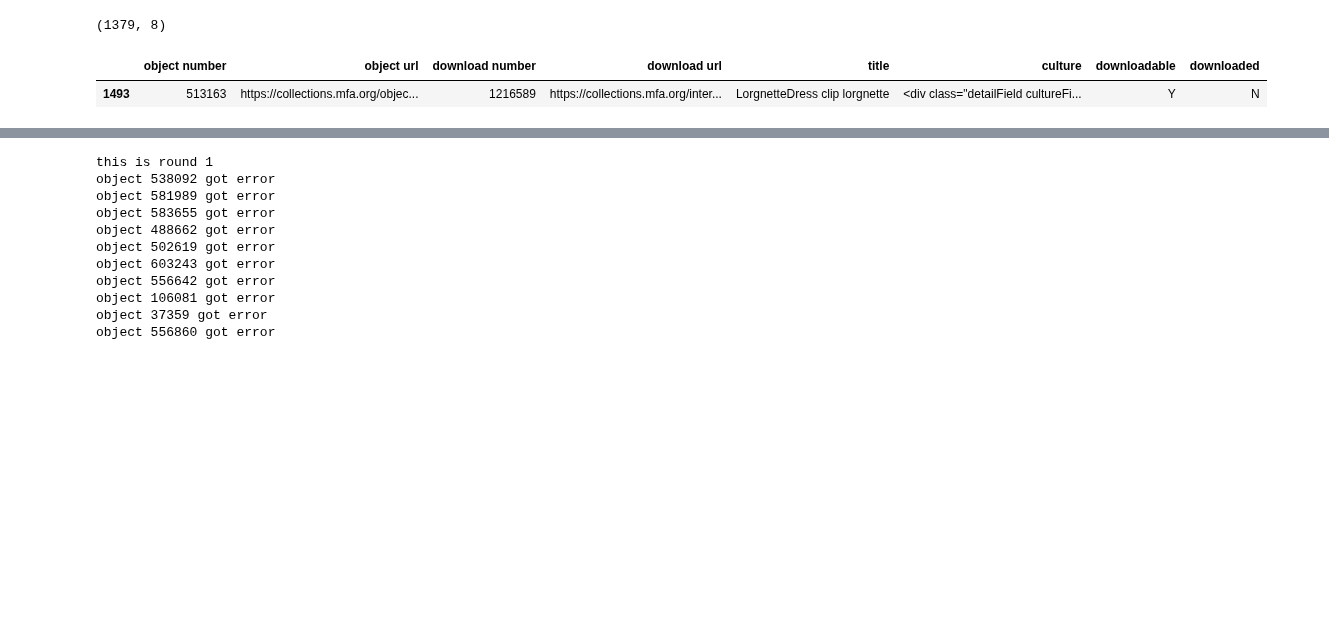
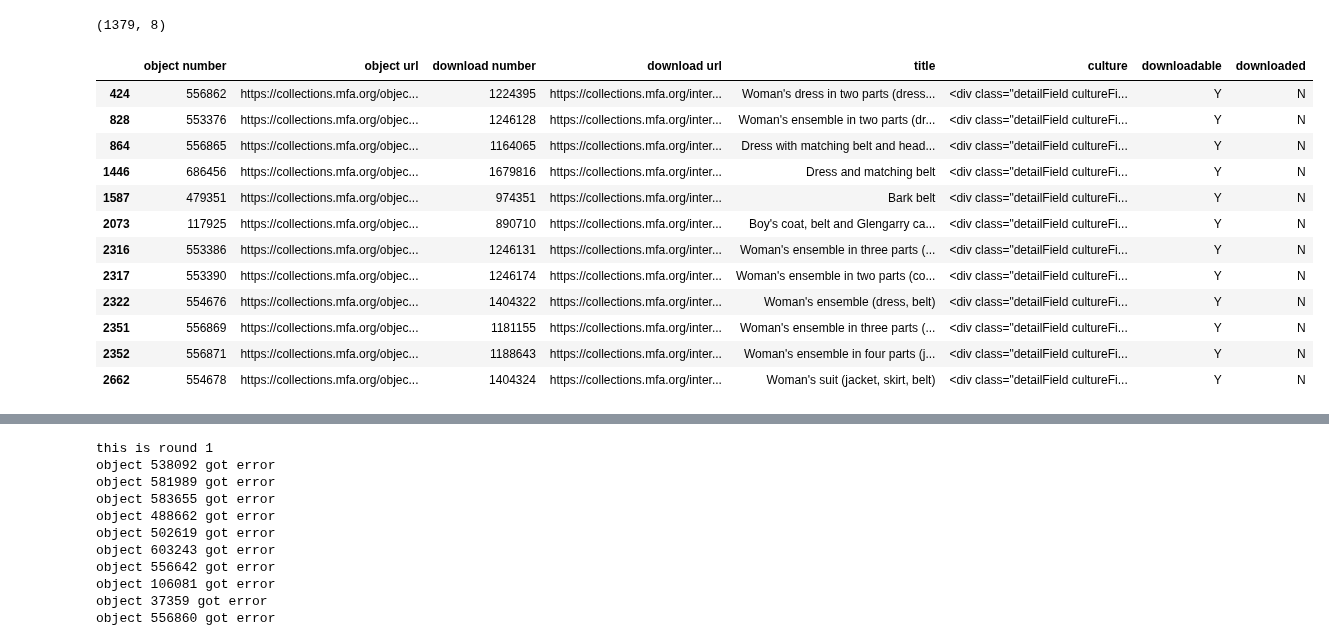
Before and after one commit to vivyhasadream/vintage_clothes_generator, a Jupyter notebook: 2 Data Scraping_MFABoston_v2.ipynb, the cells around one changed output, grey strips where cells are left out. Cells and saved outputs as stored; diff of their text form; code cells hidden in the pictures; blank space fills up the shorter version.

```diff
--- a/2 Data Scraping_MFABoston_v2.ipynb
+++ b/2 Data Scraping_MFABoston_v2.ipynb
@@ -361,8 +361,19 @@ df_y.shape
 # %% [output]
 (1379, 8)
 # %%
-df_y[df_y['title'].str.contains('clip')]
+df_y[df_y['title'].str.contains('belt')]
 # %% [output]
 |  | object number | object url | download number | download url | title | culture | downloadable | downloaded |
-| 1493 | 513163 | https://collections.mfa.org/objec... | 1216589 | https://collections.mfa.org/inter... | LorgnetteDress clip lorgnette | <div class="detailField cultureFi... | Y | N |
+| 424 | 556862 | https://collections.mfa.org/objec... | 1224395 | https://collections.mfa.org/inter... | Woman's dress in two parts (dress... | <div class="detailField cultureFi... | Y | N |
+| 828 | 553376 | https://collections.mfa.org/objec... | 1246128 | https://collections.mfa.org/inter... | Woman's ensemble in two parts (dr... | <div class="detailField cultureFi... | Y | N |
+| 864 | 556865 | https://collections.mfa.org/objec... | 1164065 | https://collections.mfa.org/inter... | Dress with matching belt and head... | <div class="detailField cultureFi... | Y | N |
+| 1446 | 686456 | https://collections.mfa.org/objec... | 1679816 | https://collections.mfa.org/inter... | Dress and matching belt | <div class="detailField cultureFi... | Y | N |
+| 1587 | 479351 | https://collections.mfa.org/objec... | 974351 | https://collections.mfa.org/inter... | Bark belt | <div class="detailField cultureFi... | Y | N |
+| 2073 | 117925 | https://collections.mfa.org/objec... | 890710 | https://collections.mfa.org/inter... | Boy's coat, belt and Glengarry ca... | <div class="detailField cultureFi... | Y | N |
+| 2316 | 553386 | https://collections.mfa.org/objec... | 1246131 | https://collections.mfa.org/inter... | Woman's ensemble in three parts (... | <div class="detailField cultureFi... | Y | N |
+| 2317 | 553390 | https://collections.mfa.org/objec... | 1246174 | https://collections.mfa.org/inter... | Woman's ensemble in two parts (co... | <div class="detailField cultureFi... | Y | N |
+| 2322 | 554676 | https://collections.mfa.org/objec... | 1404322 | https://collections.mfa.org/inter... | Woman's ensemble (dress, belt) | <div class="detailField cultureFi... | Y | N |
+| 2351 | 556869 | https://collections.mfa.org/objec... | 1181155 | https://collections.mfa.org/inter... | Woman's ensemble in three parts (... | <div class="detailField cultureFi... | Y | N |
+| 2352 | 556871 | https://collections.mfa.org/objec... | 1188643 | https://collections.mfa.org/inter... | Woman's ensemble in four parts (j... | <div class="detailField cultureFi... | Y | N |
+| 2662 | 554678 | https://collections.mfa.org/objec... | 1404324 | https://collections.mfa.org/inter... | Woman's suit (jacket, skirt, belt) | <div class="detailField cultureFi... | Y | N |
 # %%
```
Also changed, not shown: parts of 3 cells of this notebook.
